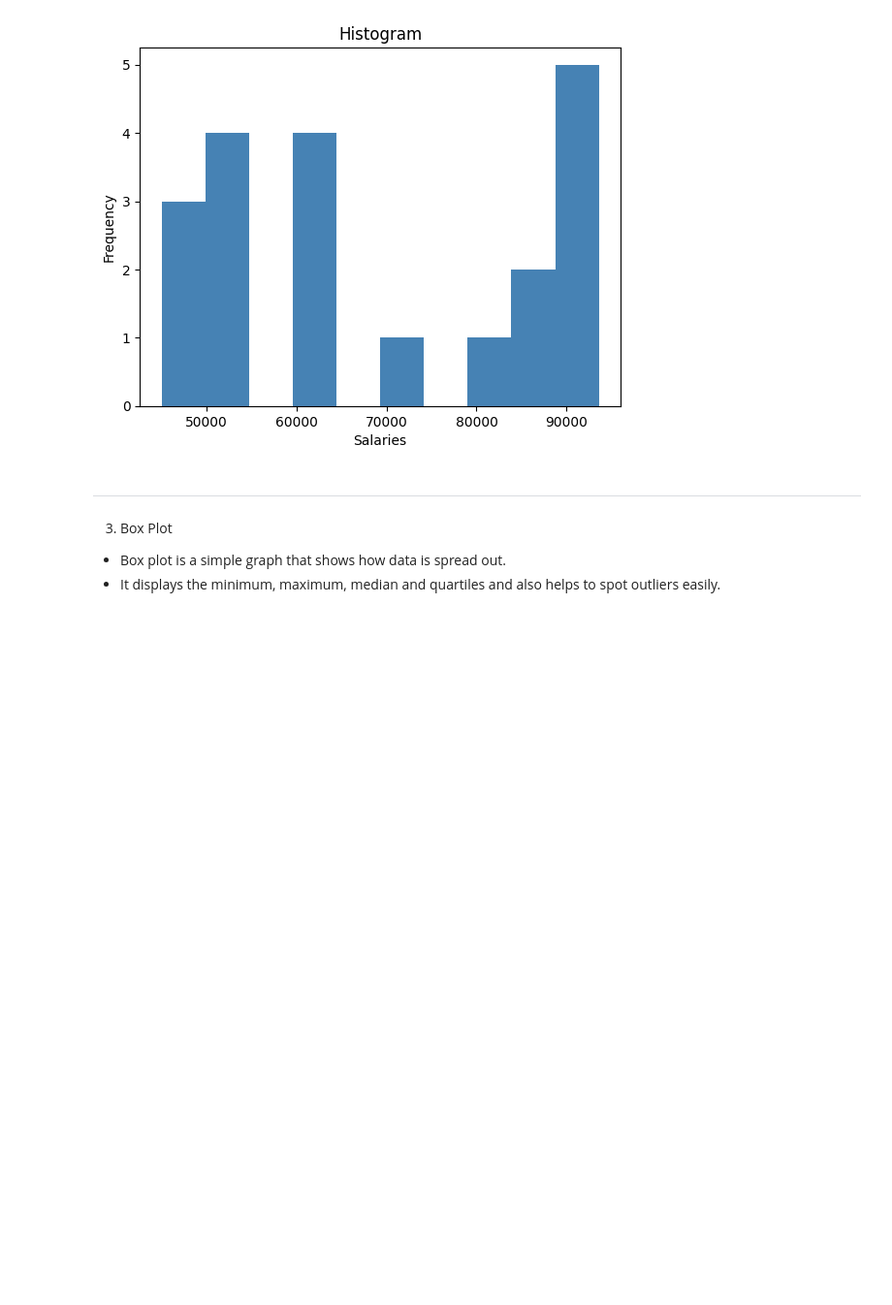
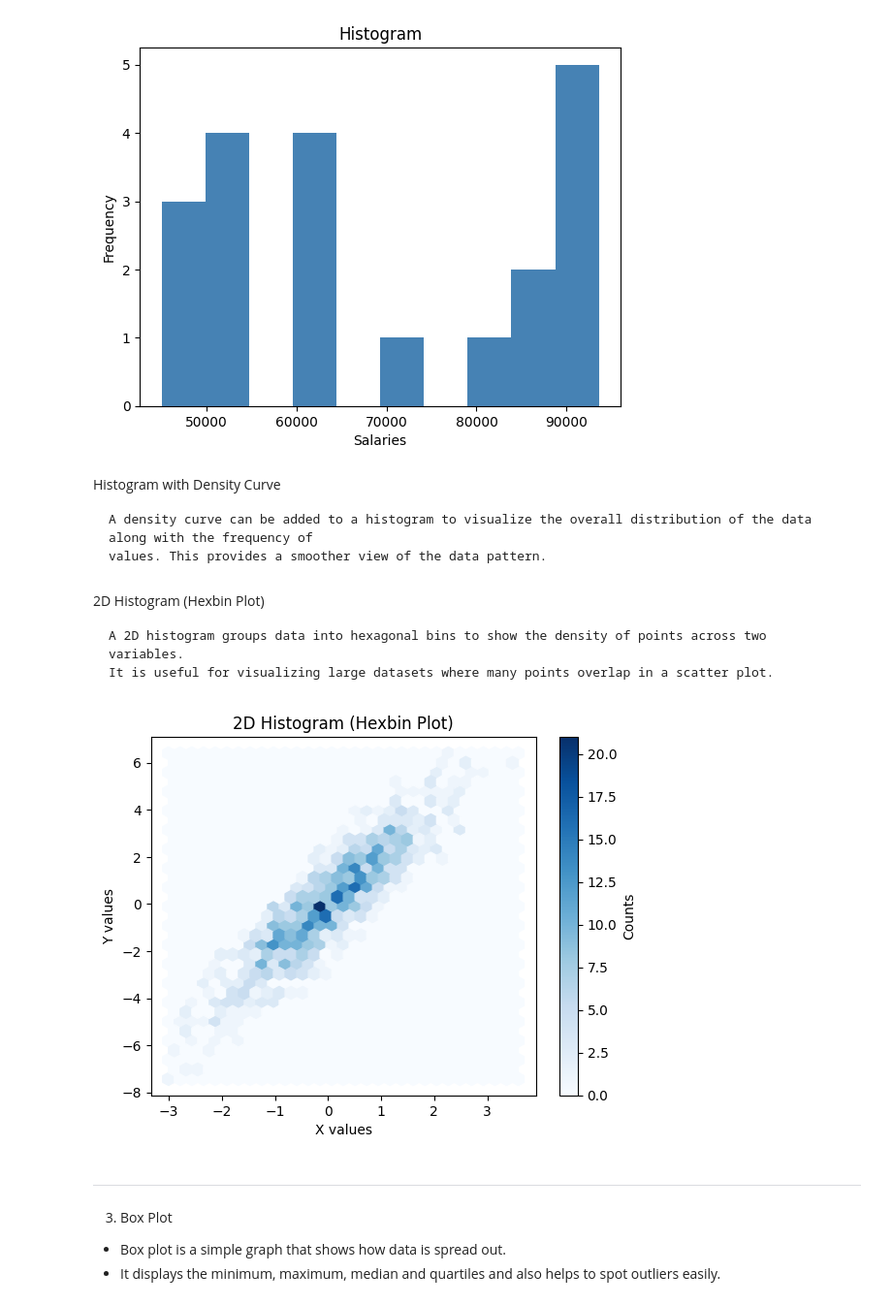
Before and after one commit to MohdAffan27/AI-Learning-Journey, a Jupyter notebook: 04_MATPLOTLIB/Matplotlib_Tutorial.ipynb, the cells around one changed output. Shown at 97% size. Saved outputs shown, nothing was run; the diff lists cells and outputs as text; code cells hidden in the pictures; blank space fills up the shorter version.

```diff
--- a/04_MATPLOTLIB/Matplotlib_Tutorial.ipynb
+++ b/04_MATPLOTLIB/Matplotlib_Tutorial.ipynb
@@ -104,6 +104,29 @@ plt.ylabel("Frequency")
 plt.show()
 # %% [output]
 [figure]
+# %% [markdown]
+Histogram with Density Curve
+
+    A density curve can be added to a histogram to visualize the overall distribution of the data along with the frequency of
+    values. This provides a smoother view of the data pattern.
+# %% [markdown]
+2D Histogram (Hexbin Plot)
+
+    A 2D histogram groups data into hexagonal bins to show the density of points across two variables.
+    It is useful for visualizing large datasets where many points overlap in a scatter plot.
+# %%
+
+x = np.random.randn(1000)
+y = 2 * x + np.random.normal(size=1000)
+
+plt.hexbin(x, y, gridsize=30, cmap='Blues')
+plt.xlabel('X values')
+plt.ylabel('Y values')
+plt.title('2D Histogram (Hexbin Plot)')
+plt.colorbar(label='Counts')
+plt.show()
+# %% [output]
+[figure, added]
 # %% [markdown]
 ---
 3. Box Plot
```
Also changed, not shown: parts of 11 cells of this notebook.
